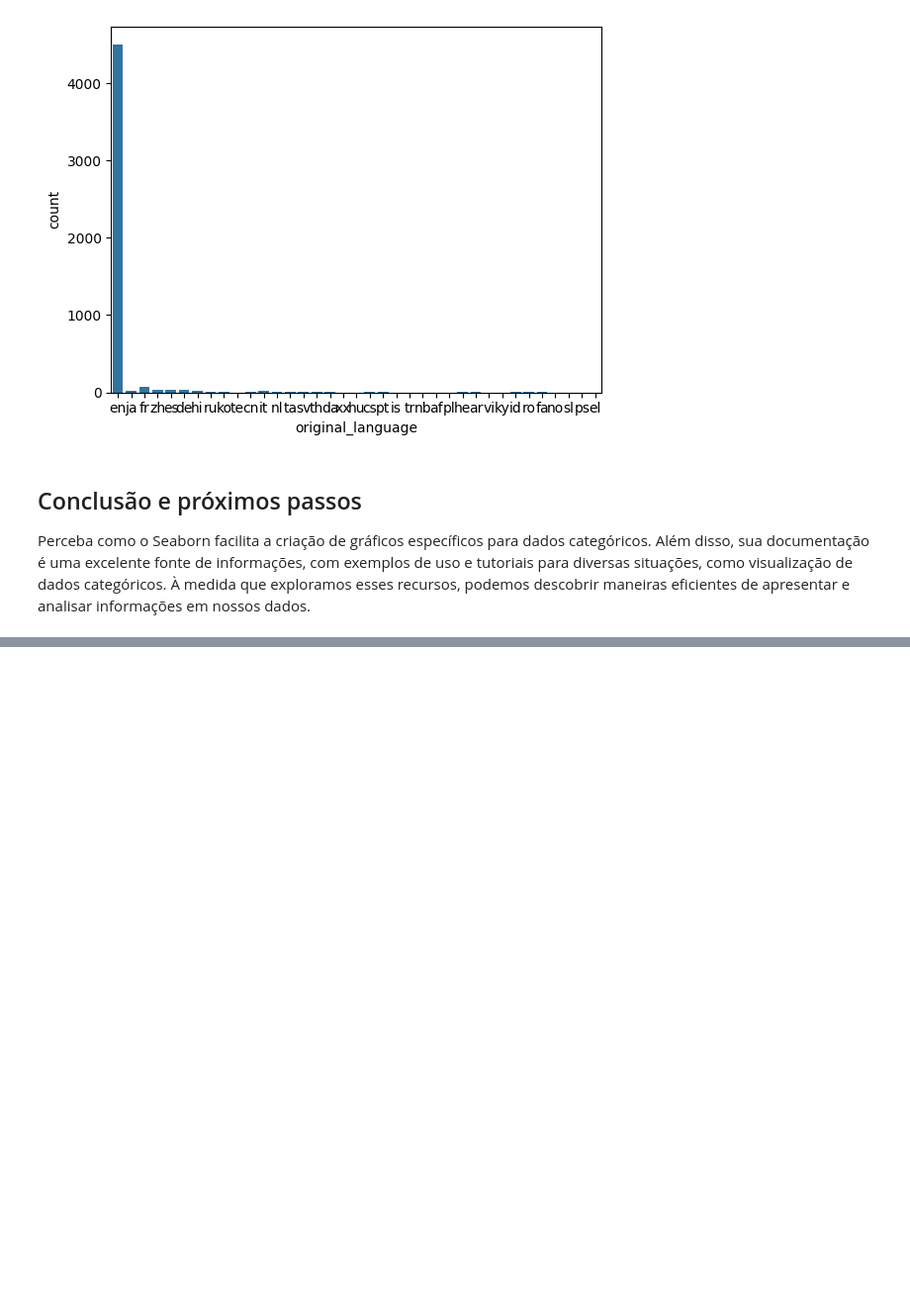
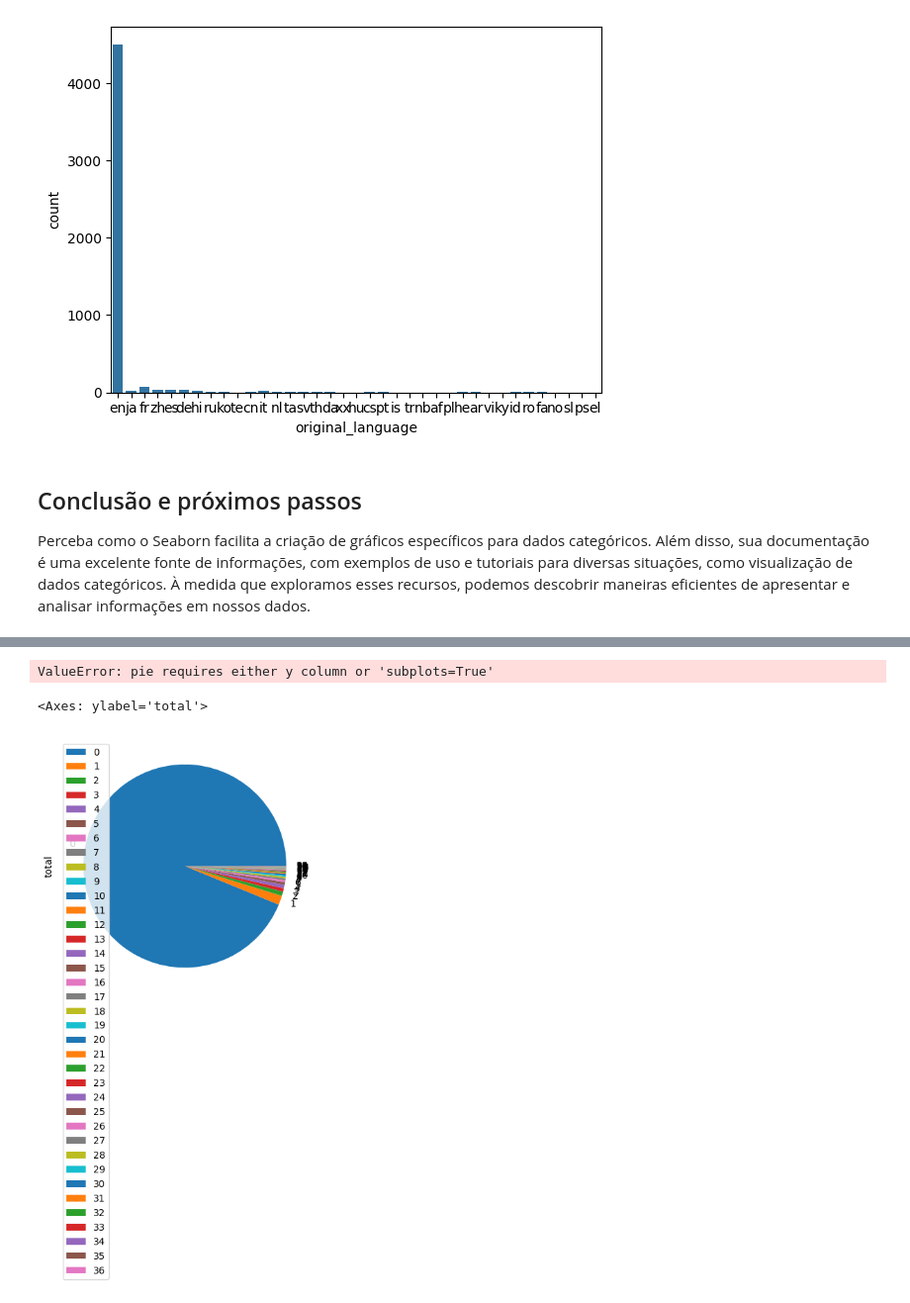
Before and after one commit to orlandojsjunior/Data_Science-explorando_e_analisando_dados, a Jupyter notebook: Explorando_e_analisando_dados.ipynb, the cells around one changed output, grey strips where cells are left out. Shown: that part at 99% size. Saved outputs shown, nothing was run; the diff lists cells and outputs as text; code cells hidden in the pictures; blank space fills up the shorter version.

Commit message:
Passando uma mensagem através de visualização

```diff
--- a/Explorando_e_analisando_dados.ipynb
+++ b/Explorando_e_analisando_dados.ipynb
@@ -633,0 +661,9 @@ Perceba como o Seaborn facilita a criação de gráficos específicos para dados
+# %%
+contagem_de_lingua.plot(kind="pie")
+# %% [output]
+ValueError: pie requires either y column or 'subplots=True'
+# %%
+contagem_de_lingua.plot(kind="pie", y="total")
+# %% [output]
+<Axes: ylabel='total'>
+[figure, added]
```
Also changed, not shown: parts of 17 cells of this notebook.
